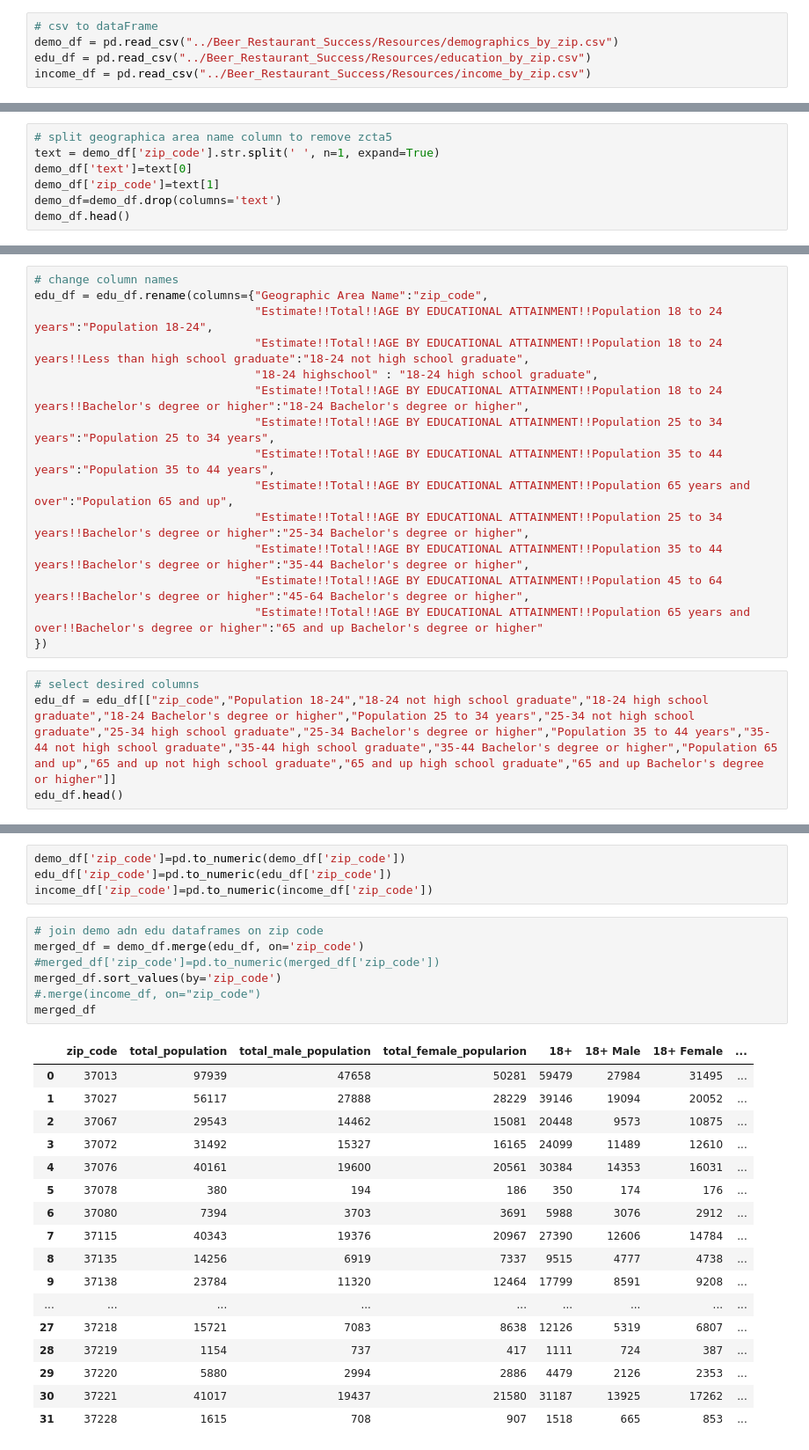
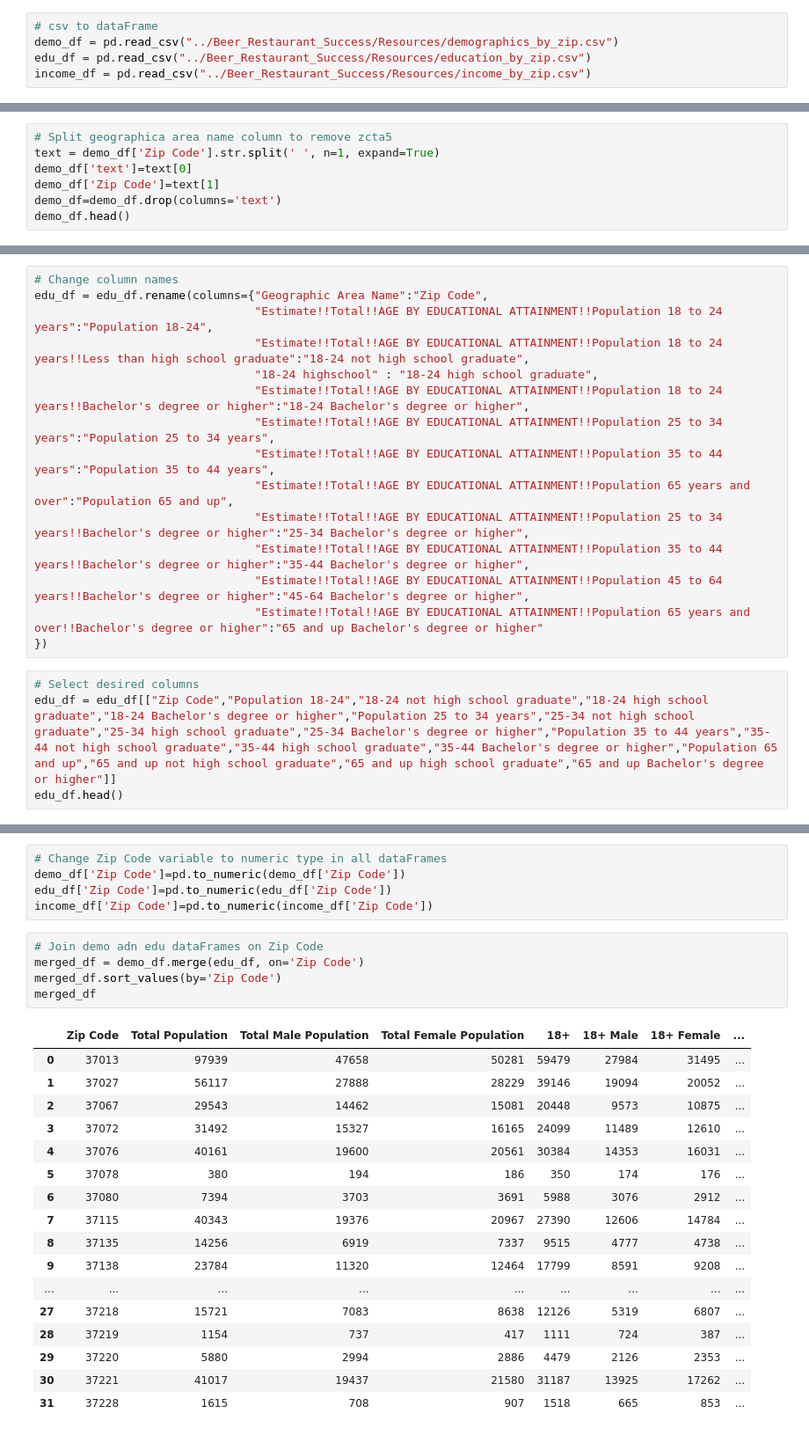
Before and after one commit to HannaKim4673/Beer_Restaurant_Success, a Jupyter notebook: Demographics_dataRW.ipynb, the cells around one changed output, grey strips where cells are left out. Shown: that part at 88% size. Saved outputs shown, nothing was run; the diff lists cells and outputs as text.

```diff
--- a/Demographics_dataRW.ipynb
+++ b/Demographics_dataRW.ipynb
@@ -82,10 +82,10 @@ demo_df.head()
 | 4 | ZCTA5 37072 | 31492 | 15327 | 16165 | 24099 | 11489 | 12610 |
 | 5 | ZCTA5 37076 | 40161 | 19600 | 20561 | 30384 | 14353 | 16031 |
 # %%
-# split geographica area name column to remove zcta5
-text = demo_df['zip_code'].str.split(' ', n=1, expand=True)
+# Split geographica area name column to remove zcta5
+text = demo_df['Zip Code'].str.split(' ', n=1, expand=True)
 demo_df['text']=text[0]
-demo_df['zip_code']=text[1]
+demo_df['Zip Code']=text[1]
 demo_df=demo_df.drop(columns='text')
 demo_df.head()
 # %% [output]
@@ -207,8 +207,8 @@ edu_df.head()
 | 5 | 37076 | 3191 | 278 | 740 | ... |
 5 rows × 27 columns
 # %%
-# change column names
-edu_df = edu_df.rename(columns={"Geographic Area Name":"zip_code",
+# Change column names
+edu_df = edu_df.rename(columns={"Geographic Area Name":"Zip Code",
                                 "Estimate!!Total!!AGE BY EDUCATIONAL ATTAINMENT!!Population 18 to 24 years":"Population 18-24",
                                 "Estimate!!Total!!AGE BY EDUCATIONAL ATTAINMENT!!Population 18 to 24 years!!Less than high school graduate":"18-24 not high school graduate",
                                 "18-24 highschool" : "18-24 high school graduate",
@@ -222,7 +222,7 @@ edu_df = edu_df.rename(columns={"Geographic Area Name":"zip_code",
                                 "Estimate!!Total!!AGE BY EDUCATIONAL ATTAINMENT!!Population 65 years and over!!Bachelor's degree or higher":"65 and up Bachelor's degree or higher"
 })
 # %%
-# select desired columns
-edu_df = edu_df[["zip_code","Population 18-24","18-24 not high school graduate","18-24 high school graduate","18-24 Bachelor's degree or higher","Population 25 to 34 years","25-34 not high school graduate","25-34 high school graduate","25-34 Bachelor's degree or higher","Population 35 to 44 years","35-44 not high school graduate","35-44 high school graduate","35-44 Bachelor's degree or higher","Population 65 and up","65 and up not high school graduate","65 and up high school graduate","65 and up Bachelor's degree or higher"]]
+# Select desired columns
+edu_df = edu_df[["Zip Code","Population 18-24","18-24 not high school graduate","18-24 high school graduate","18-24 Bachelor's degree or higher","Population 25 to 34 years","25-34 not high school graduate","25-34 high school graduate","25-34 Bachelor's degree or higher","Population 35 to 44 years","35-44 not high school graduate","35-44 high school graduate","35-44 Bachelor's degree or higher","Population 65 and up","65 and up not high school graduate","65 and up high school graduate","65 and up Bachelor's degree or higher"]]
 edu_df.head()
 # %% [output]
@@ -366,17 +372,16 @@ average household income    object
 dtype: object
 # %%
-demo_df['zip_code']=pd.to_numeric(demo_df['zip_code'])
-edu_df['zip_code']=pd.to_numeric(edu_df['zip_code'])
-income_df['zip_code']=pd.to_numeric(income_df['zip_code'])
+# Change Zip Code variable to numeric type in all dataFrames
+demo_df['Zip Code']=pd.to_numeric(demo_df['Zip Code'])
+edu_df['Zip Code']=pd.to_numeric(edu_df['Zip Code'])
+income_df['Zip Code']=pd.to_numeric(income_df['Zip Code'])
 # %%
-# join demo adn edu dataframes on zip code
-merged_df = demo_df.merge(edu_df, on='zip_code')
-#merged_df['zip_code']=pd.to_numeric(merged_df['zip_code'])
-merged_df.sort_values(by='zip_code')
-#.merge(income_df, on="zip_code")
+# Join demo adn edu dataFrames on Zip Code
+merged_df = demo_df.merge(edu_df, on='Zip Code')
+merged_df.sort_values(by='Zip Code')
 merged_df
 # %% [output]
-|  | zip_code | total_population | total_male_population | total_female_popularion | 18+ | 18+ Male | 18+ Female | ... |
+|  | Zip Code | Total Population | Total Male Population | Total Female Population | 18+ | 18+ Male | 18+ Female | ... |
 | 0 | 37013 | 97939 | 47658 | 50281 | 59479 | 27984 | 31495 | ... |
 | 1 | 37027 | 56117 | 27888 | 28229 | 39146 | 19094 | 20052 | ... |
 | 2 | 37067 | 29543 | 14462 | 15081 | 20448 | 9573 | 10875 | ... |
```
Also changed, not shown: parts of 31 cells of this notebook, 4 other files.
